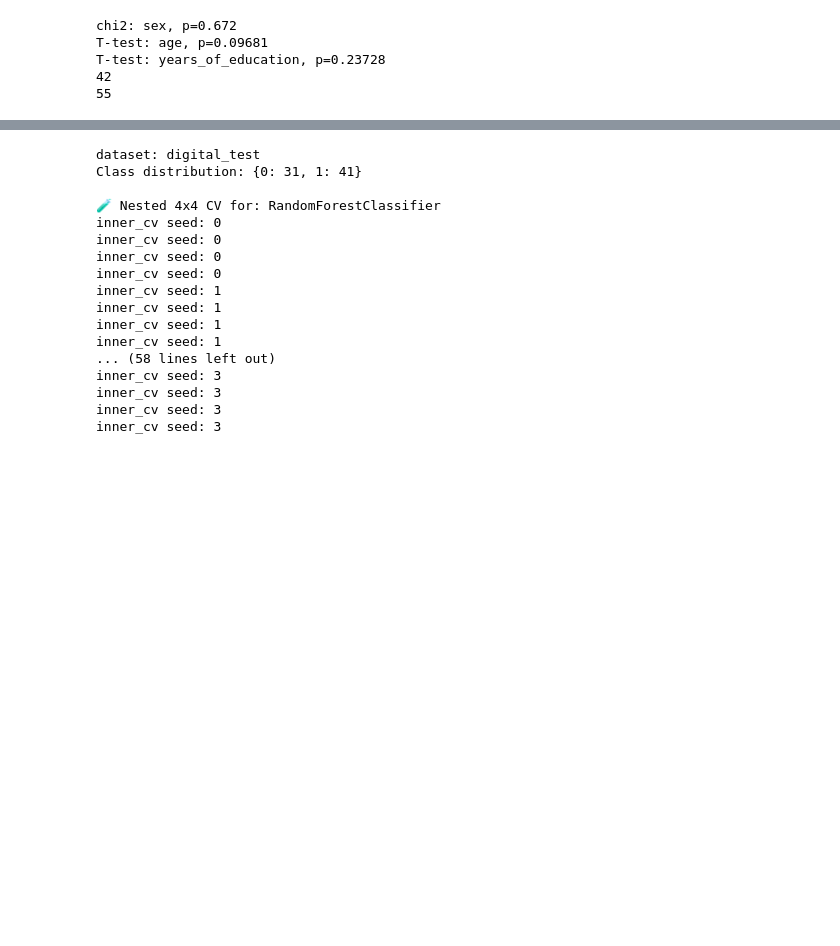
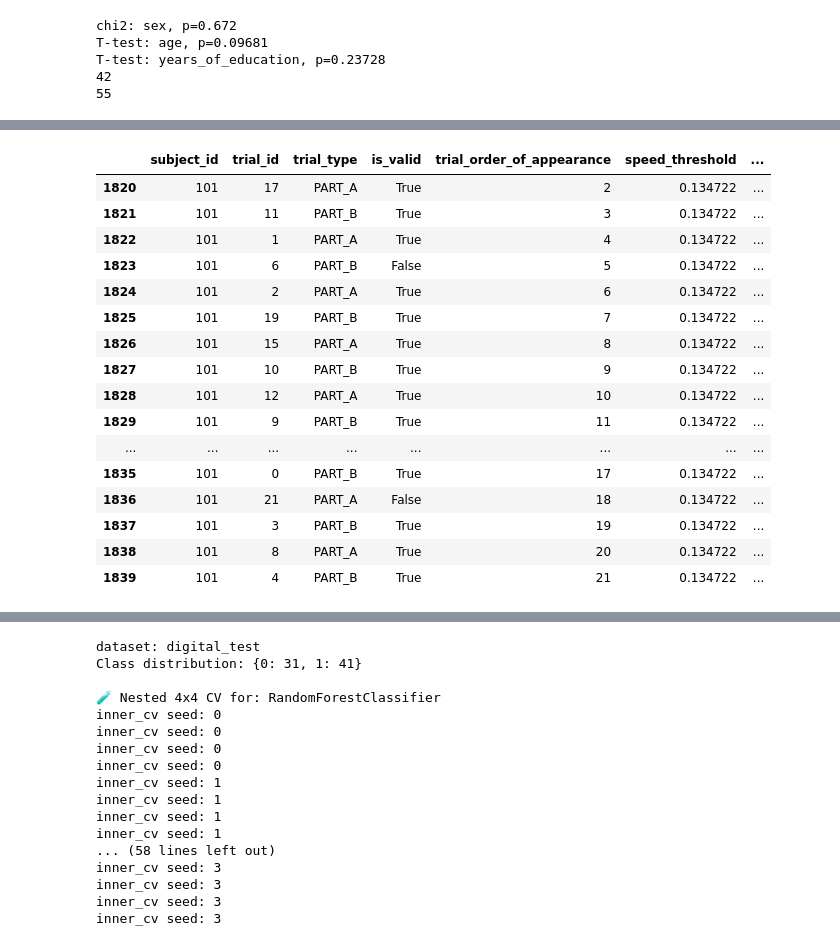
Before and after one commit to gianluca-capelo/tmt-analysis, a Jupyter notebook: notebooks/modelling.ipynb, the cells around one changed output, grey strips where cells are left out. Saved outputs shown, nothing was run; the diff lists cells and outputs as text; code cells hidden in the pictures; blank space fills up the shorter version.

```diff
--- a/notebooks/modelling.ipynb
+++ b/notebooks/modelling.ipynb
@@ -329,3 +286,39 @@ T-test: age, p=0.09681
 T-test: years_of_education, p=0.23728
 42
 55
+# %%
+# TEMPORAL
+
+min_age = 51
+min_number_of_trials_by_type = 1
+df = df_all.copy()
+print("Total subjects:", df['subject_id'].nunique())
+
+# Step 1: Filter valid
+before = set(df['subject_id'].unique())
+df_valid = df[df["is_valid"]]
+after = set(df_valid['subject_id'].unique())
+print("After valid filter:", len(after))
+print("Removed by valid filter:", sorted(before - after))
+
+# Step 2: Filter by age
+before = set(df_valid['subject_id'].unique())
+df_valid = df_valid[df_valid['age'] >= min_age]
+after = set(df_valid['subject_id'].unique())
+print("After age filter:", len(after))
+print("Removed by age filter:", sorted(before - after))
+
+# Step 3: Filter by trial count
+valid_counts = df_valid.groupby(['subject_id', 'trial_type']).size().unstack(fill_value=0)
+subjects_with_enough_valid_trials = valid_counts[
+    (valid_counts.get('PART_A', 0) >= min_number_of_trials_by_type) &
+    (valid_counts.get('PART_B', 0) >= min_number_of_trials_by_type)
+].index
+
+before = set(df_valid['subject_id'].unique())
+df_valid = df_valid[df_valid['subject_id'].isin(subjects_with_enough_valid_trials)]
+after = set(df_valid['subject_id'].unique())
+print("After trial count filter:", len(after))
+print("Removed by trial count filter:", sorted(before - after))
+
+#  Teoricamente estamos perdiendo todos estos: {76, 77, 78, 79, 83, 84, 85, 86, 87, 88, 89, 91, 92, 93, 94, 97, 99, 101}
@@ -331,0 +333,20 @@ T-test: years_of_education, p=0.23728
+# %%
+df[df['subject_id'] == 101]
+# %% [output]
+|  | subject_id | trial_id | trial_type | is_valid | trial_order_of_appearance | speed_threshold | ... |
+| 1820 | 101 | 17 | PART_A | True | 2 | 0.134722 | ... |
+| 1821 | 101 | 11 | PART_B | True | 3 | 0.134722 | ... |
+| 1822 | 101 | 1 | PART_A | True | 4 | 0.134722 | ... |
+| 1823 | 101 | 6 | PART_B | False | 5 | 0.134722 | ... |
+| 1824 | 101 | 2 | PART_A | True | 6 | 0.134722 | ... |
+| 1825 | 101 | 19 | PART_B | True | 7 | 0.134722 | ... |
+| 1826 | 101 | 15 | PART_A | True | 8 | 0.134722 | ... |
+| 1827 | 101 | 10 | PART_B | True | 9 | 0.134722 | ... |
+| 1828 | 101 | 12 | PART_A | True | 10 | 0.134722 | ... |
+| 1829 | 101 | 9 | PART_B | True | 11 | 0.134722 | ... |
+| ... | ... | ... | ... | ... | ... | ... | ... |
+| 1835 | 101 | 0 | PART_B | True | 17 | 0.134722 | ... |
+| 1836 | 101 | 21 | PART_A | False | 18 | 0.134722 | ... |
+| 1837 | 101 | 3 | PART_B | True | 19 | 0.134722 | ... |
+| 1838 | 101 | 8 | PART_A | True | 20 | 0.134722 | ... |
+| 1839 | 101 | 4 | PART_B | True | 21 | 0.134722 | ... |
```
Also changed, not shown: parts of 21 cells of this notebook, 3 other files.
